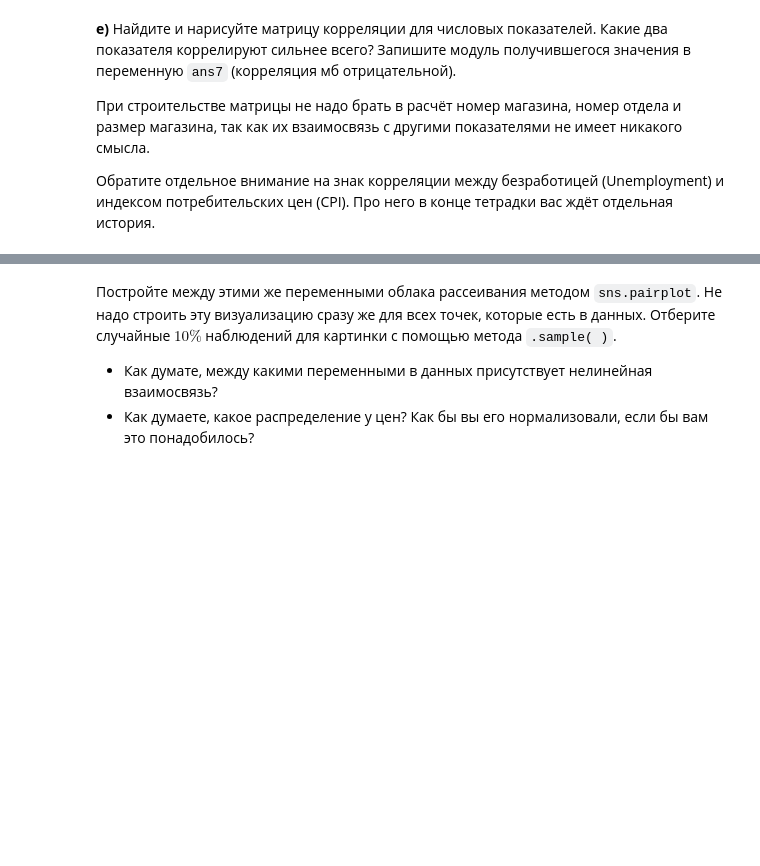
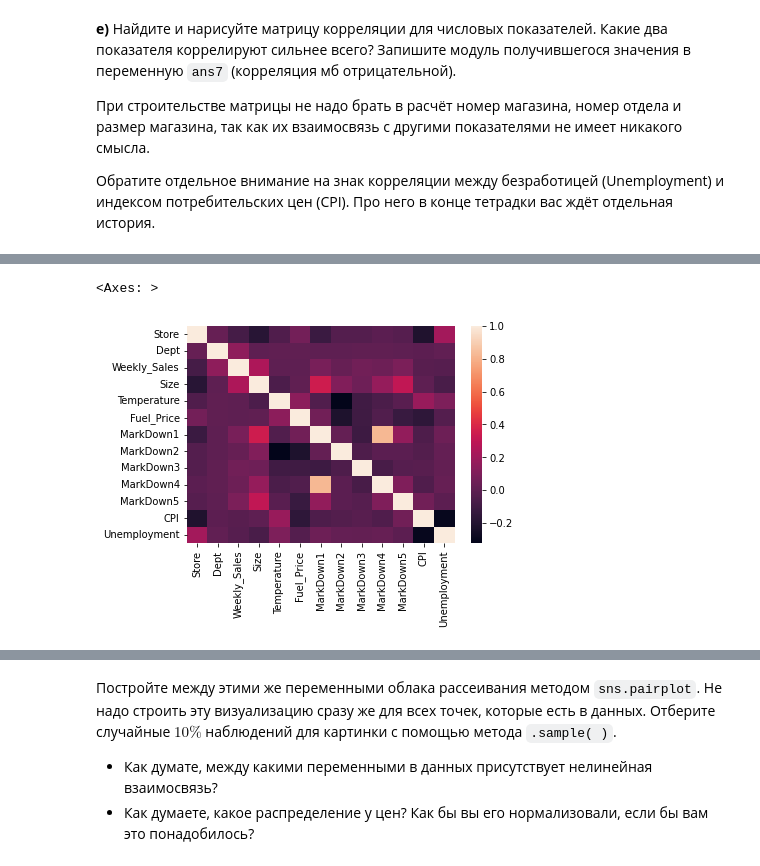
Before and after one commit to baumanproject/matstat-AB, a Jupyter notebook: week04_eda/data/hw04_log.ipynb, the cells around one changed output, grey strips where cells are left out. Cells and saved outputs as stored; diff of their text form; code cells hidden in the pictures; blank space fills up the shorter version.

```diff
--- a/week04_eda/data/hw04_log.ipynb
+++ b/week04_eda/data/hw04_log.ipynb
@@ -200,0 +244,9 @@ __е)__ Найдите и нарисуйте матрицу корреляции
+# %%
+import numpy as np
+numeric_df = df[df.select_dtypes(include=np.number).columns.tolist()]
+correlation_matrix = numeric_df.corr()
+correlation_matrix
+sns.heatmap(correlation_matrix)
+# %% [output]
+<Axes: >
+[figure, added]
```
Also changed, not shown: parts of 19 cells of this notebook.
